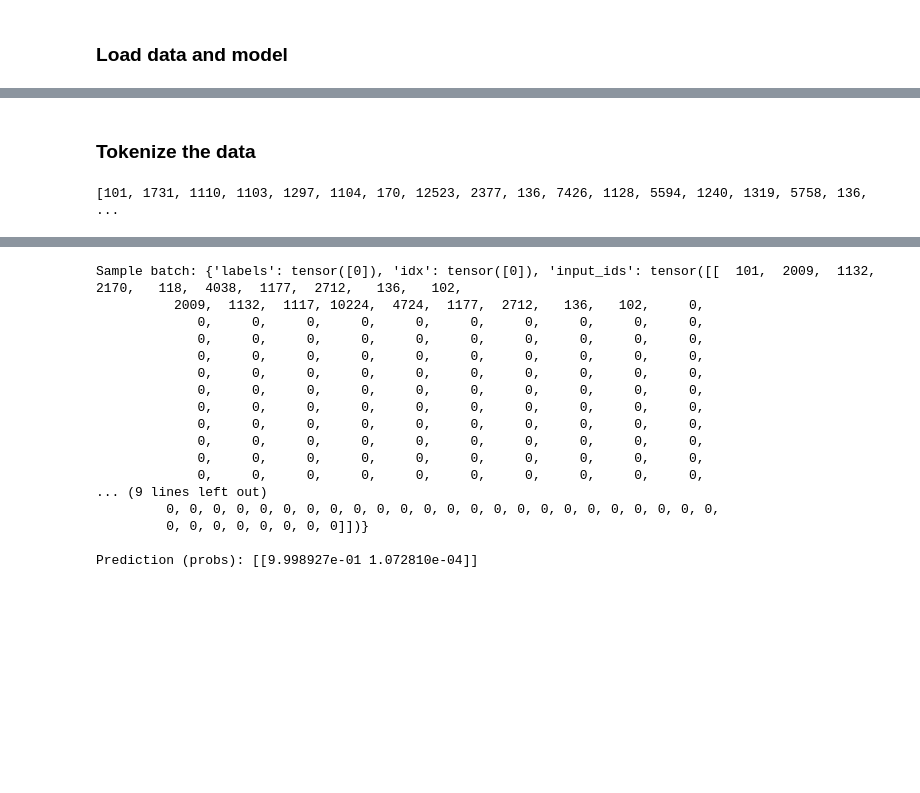
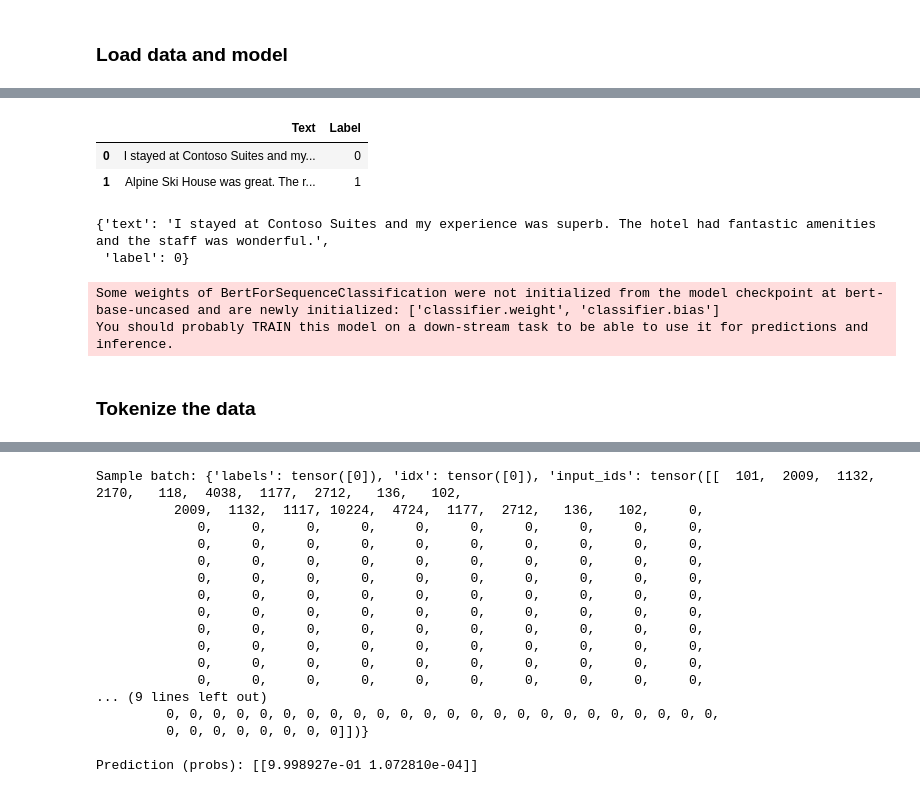
Before and after one commit to avoytkiv/azml_finetune_llm, a Jupyter notebook: notebooks/transfer_learning.ipynb, the cells around one changed output, grey strips where cells are left out. Saved outputs shown, nothing was run; the diff lists cells and outputs as text; code cells hidden in the pictures; blank space fills up the shorter version.

```diff
--- a/notebooks/transfer_learning.ipynb
+++ b/notebooks/transfer_learning.ipynb
@@ -21,6 +19,36 @@ Sample[3]: {'text1': 'What can one do after MBBS?', 'text2': 'What do i do after
+# %%
+# Convert labels from string to int.
+# First, find all unique labels
+labels = dataset["Label"].unique()
+# Create a dictionary mapping each label to an integer
+label2id = {label: i for i, label in enumerate(labels)}
+# Change the labels in the dataframe to integers
+dataset["Label"] = dataset["Label"].map(label2id)
+dataset.head(2)
+# %% [output]
+|  | Text | Label |
+| 0 | I stayed at Contoso Suites and my... | 0 |
+| 1 | Alpine Ski House was great. The r... | 1 |
+# %%
+# Convert our custom dataset to a HuggingFace Dataset object
+
+from datasets import Dataset, DatasetDict
+
+train_dataset = Dataset.from_pandas(dataset)
+train_dataset = train_dataset.rename_column("Label", "label")
+train_dataset = train_dataset.rename_column("Text", "text")
+
+dataset_dict = DatasetDict({"train": train_dataset})
+dataset_dict['train'][0]
+# %% [output]
+{'text': 'I stayed at Contoso Suites and my experience was superb. The hotel had fantastic amenities and the staff was wonderful.',
+ 'label': 0}
 # %%
-model_name = "gchhablani/bert-base-cased-finetuned-qqp"
+model_name = "bert-base-uncased"
 tokenizer = transformers.AutoTokenizer.from_pretrained(model_name)
 model = transformers.AutoModelForSequenceClassification.from_pretrained(model_name)
+# %% [output]
+Some weights of BertForSequenceClassification were not initialized from the model checkpoint at bert-base-uncased and are newly initialized: ['classifier.weight', 'classifier.bias']
+You should probably TRAIN this model on a down-stream task to be able to use it for predictions and inference.
 # %% [markdown]
 ### Tokenize the data
@@ -38,4 +54,0 @@ qqp_preprocessed = qqp.map(preprocess_function, batched=True)
-# %%
-print(repr(qqp_preprocessed['train'][0]['input_ids'])[:100], "...")
-# %% [output]
-[101, 1731, 1110, 1103, 1297, 1104, 170, 12523, 2377, 136, 7426, 1128, 5594, 1240, 1319, 5758, 136,  ...
```
Also changed, not shown: parts of 9 cells of this notebook.
